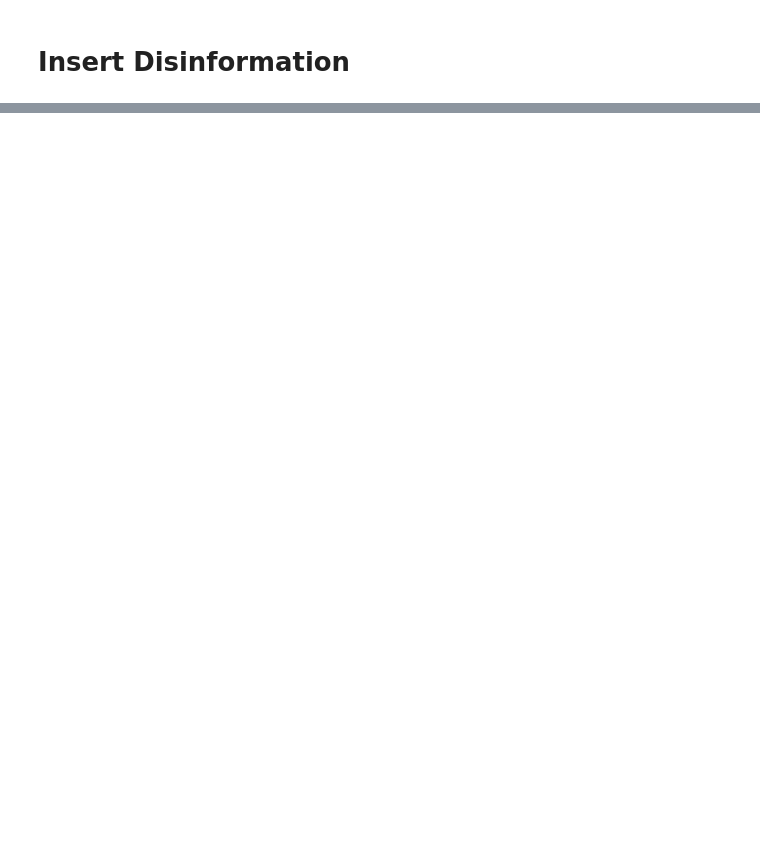
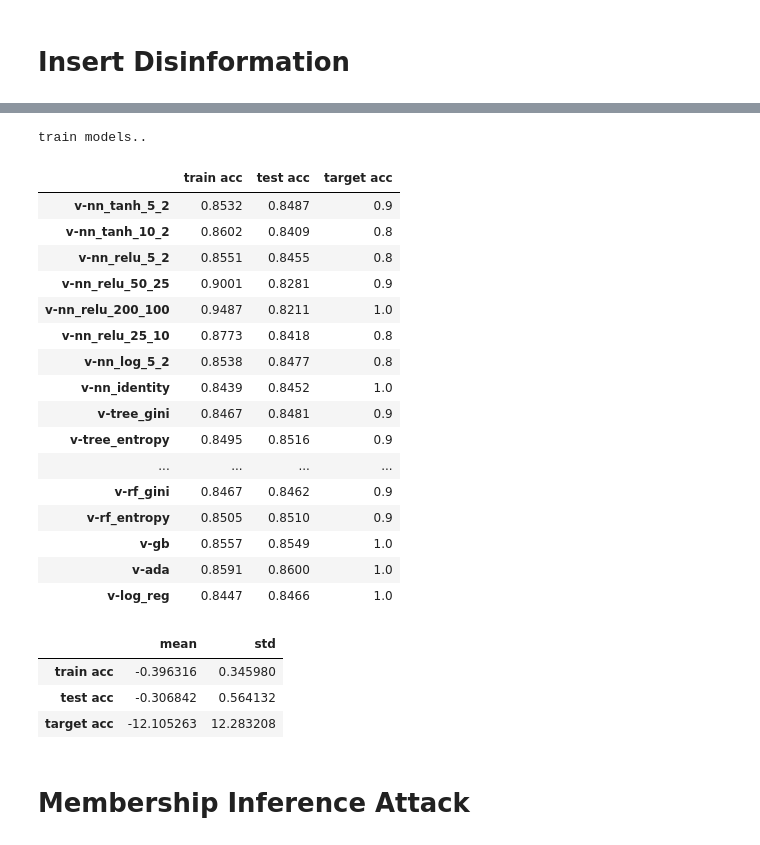
Before and after one commit to geonheo/Redactor, a Jupyter notebook: Tutorial.ipynb, the cells around one changed output, grey strips where cells are left out. Saved outputs shown, nothing was run; the diff lists cells and outputs as text; code cells hidden in the pictures; blank space fills up the shorter version.

```diff
--- a/Tutorial.ipynb
+++ b/Tutorial.ipynb
@@ -112,6 +151,35 @@ y_tr_dis = np.concatenate((y_tr, y_dis), axis=0).astype(int)
 # %%
 v_models_dis = VictimModels()
 v_models_dis.train_all(x_tr_dis, y_tr_dis)
 result_dis = v_models_dis.show_performance([(x_tr,y_tr), (x_te,y_te), (x_ta,y_ta)],
                          cnames=['train', 'test','target'])
-result_dis
+# %% [output]
+train models..
+|  | train acc | test acc | target acc |
+| v-nn_tanh_5_2 | 0.8532 | 0.8487 | 0.9 |
+| v-nn_tanh_10_2 | 0.8602 | 0.8409 | 0.8 |
+| v-nn_relu_5_2 | 0.8551 | 0.8455 | 0.8 |
+| v-nn_relu_50_25 | 0.9001 | 0.8281 | 0.9 |
+| v-nn_relu_200_100 | 0.9487 | 0.8211 | 1.0 |
+| v-nn_relu_25_10 | 0.8773 | 0.8418 | 0.8 |
+| v-nn_log_5_2 | 0.8538 | 0.8477 | 0.8 |
+| v-nn_identity | 0.8439 | 0.8452 | 1.0 |
+| v-tree_gini | 0.8467 | 0.8481 | 0.9 |
+| v-tree_entropy | 0.8495 | 0.8516 | 0.9 |
+| ... | ... | ... | ... |
+| v-rf_gini | 0.8467 | 0.8462 | 0.9 |
+| v-rf_entropy | 0.8505 | 0.8510 | 0.9 |
+| v-gb | 0.8557 | 0.8549 | 1.0 |
+| v-ada | 0.8591 | 0.8600 | 1.0 |
+| v-log_reg | 0.8447 | 0.8466 | 1.0 |
+# %%
+from utils import compare_result
+
+compare_result(result_clean, result_dis)
+# %% [output]
+|  | mean | std |
+| train acc | -0.396316 | 0.345980 |
+| test acc | -0.306842 | 0.564132 |
+| target acc | -12.105263 | 12.283208 |
+# %% [markdown]
+# Membership Inference Attack
```
Also changed, not shown: parts of 11 cells of this notebook, 3 other files.
